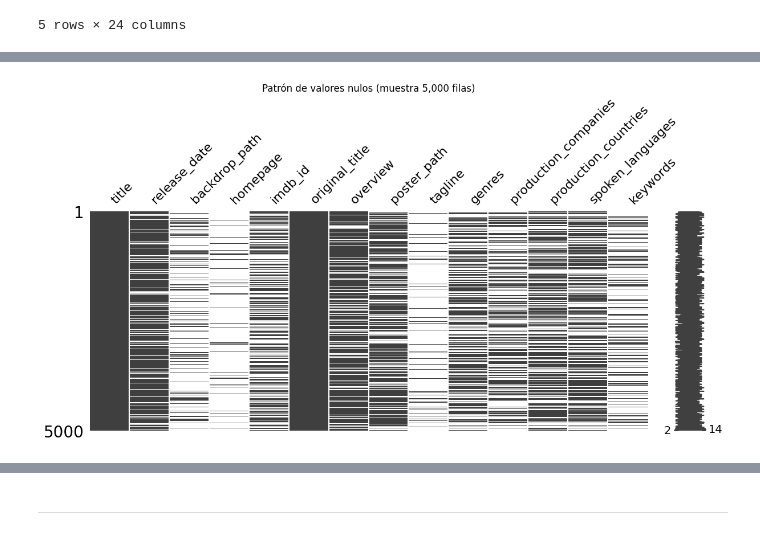
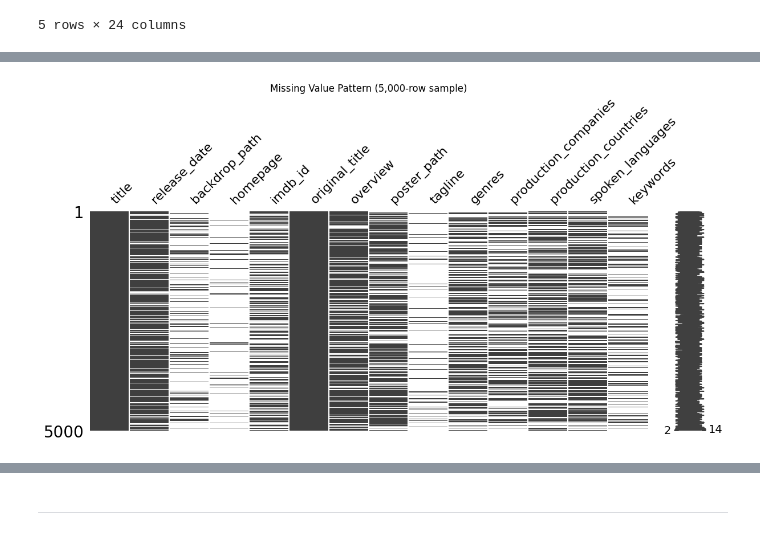
Before and after one commit to nat1600/data-mining-movies, a Jupyter notebook: Final_Project_TMDB_Data_Mining.ipynb, the cells around one changed output, grey strips where cells are left out. Saved outputs shown, nothing was run; the diff lists cells and outputs as text; code cells hidden in the pictures.

```diff
--- a/Final_Project_TMDB_Data_Mining.ipynb
+++ b/Final_Project_TMDB_Data_Mining.ipynb
@@ -233,12 +274,16 @@ El conteo numérico dice *cuántos* nulos hay, pero no *si tienen un patrón*. U
 # %%
 import missingno as msno
 
-# Solo las columnas con al menos un nulo
-cols_con_nulos = df.columns[df.isnull().any()].tolist()
+# Select only columns containing at least one missing value
+columns_with_missing = df.columns[df.isnull().any()].tolist()
 
-msno.matrix(df[cols_con_nulos].sample(5000, random_state=42), figsize=(14, 5))
-plt.title('Patrón de valores nulos (muestra 5,000 filas)')
+msno.matrix(
+    df[columns_with_missing].sample(5000, random_state=42),
+    figsize=(14, 5)
+)
+
+plt.title("Missing Value Pattern (5,000-row sample)")
 plt.tight_layout()
 plt.show()
 # %% [output]
-[figure, old version]
+[figure, new version]
```
Also changed, not shown: parts of 192 cells of this notebook.
